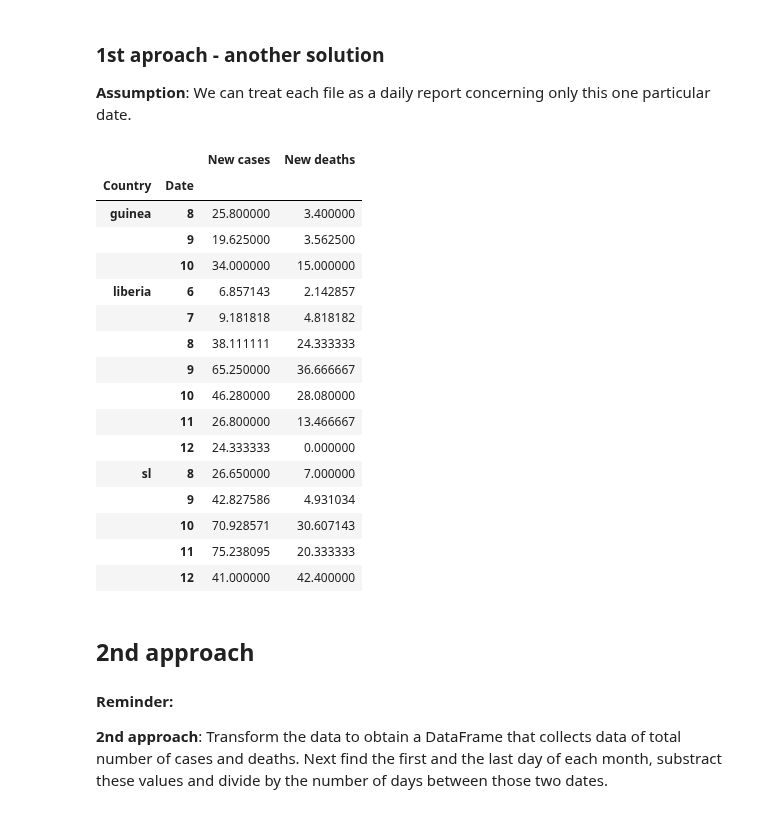
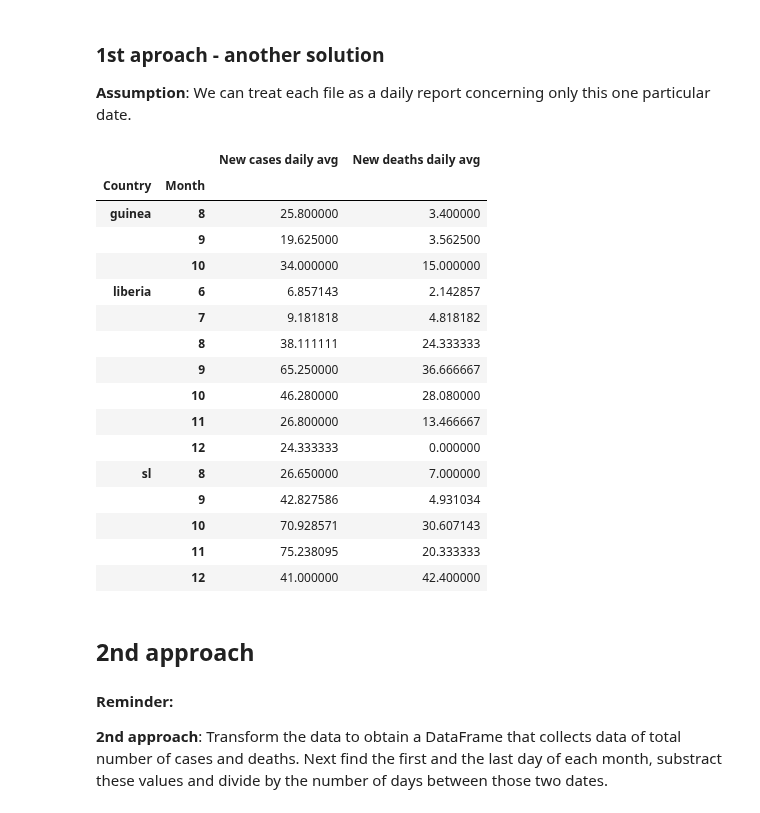
Before and after one commit to adamkozak/ADA2017-project, a Jupyter notebook: Homework/01 - Pandas and Data Wrangling/Homework 1.ipynb, the cells around one changed output. Drawn from its saved outputs; the diff is of its cells as text; code cells hidden in the pictures.

```diff
--- a/Homework/01 - Pandas and Data Wrangling/Homework 1.ipynb
+++ b/Homework/01 - Pandas and Data Wrangling/Homework 1.ipynb
@@ -834,26 +839,29 @@ total.groupby([total.index.month, 'Country']).sum().reset_index().set_index(['Co
 # %% [markdown]
 ### 1st aproach - another solution
 **Assumption**: We can treat each file as a daily report concerning only this one particular date.
-# %%
-total.groupby([total.index.month, 'Country']).mean().reset_index().set_index(['Country', 'Date']).sort_index()
-# %% [output]
-|  |  | New cases | New deaths |
-| Country | Date |  |  |
-| guinea | 8 | 25.800000 | 3.400000 |
-|  | 9 | 19.625000 | 3.562500 |
-|  | 10 | 34.000000 | 15.000000 |
-| liberia | 6 | 6.857143 | 2.142857 |
-|  | 7 | 9.181818 | 4.818182 |
-|  | 8 | 38.111111 | 24.333333 |
-|  | 9 | 65.250000 | 36.666667 |
-|  | 10 | 46.280000 | 28.080000 |
-|  | 11 | 26.800000 | 13.466667 |
-|  | 12 | 24.333333 | 0.000000 |
-| sl | 8 | 26.650000 | 7.000000 |
-|  | 9 | 42.827586 | 4.931034 |
-|  | 10 | 70.928571 | 30.607143 |
-|  | 11 | 75.238095 | 20.333333 |
-|  | 12 | 41.000000 | 42.400000 |
+# %%
+sol2 = total.groupby([total.index.month, 'Country']).mean().reset_index().set_index(['Country', 'Date']).sort_index()
+sol2 = sol2.rename(columns = {'New cases' : 'New cases daily avg', 'New deaths' : 'New deaths daily avg'})
+sol2.index.rename(['Country','Month'],inplace=True)
+sol2
+# %% [output]
+|  |  | New cases daily avg | New deaths daily avg |
+| Country | Month |  |  |
+| guinea | 8 | 25.800000 | 3.400000 |
+|  | 9 | 19.625000 | 3.562500 |
+|  | 10 | 34.000000 | 15.000000 |
+| liberia | 6 | 6.857143 | 2.142857 |
+|  | 7 | 9.181818 | 4.818182 |
+|  | 8 | 38.111111 | 24.333333 |
+|  | 9 | 65.250000 | 36.666667 |
+|  | 10 | 46.280000 | 28.080000 |
+|  | 11 | 26.800000 | 13.466667 |
+|  | 12 | 24.333333 | 0.000000 |
+| sl | 8 | 26.650000 | 7.000000 |
+|  | 9 | 42.827586 | 4.931034 |
+|  | 10 | 70.928571 | 30.607143 |
+|  | 11 | 75.238095 | 20.333333 |
+|  | 12 | 41.000000 | 42.400000 |
 # %% [markdown]
 ## 2nd approach
 #### Reminder:
```
Also changed, not shown: parts of 9 cells of this notebook.
